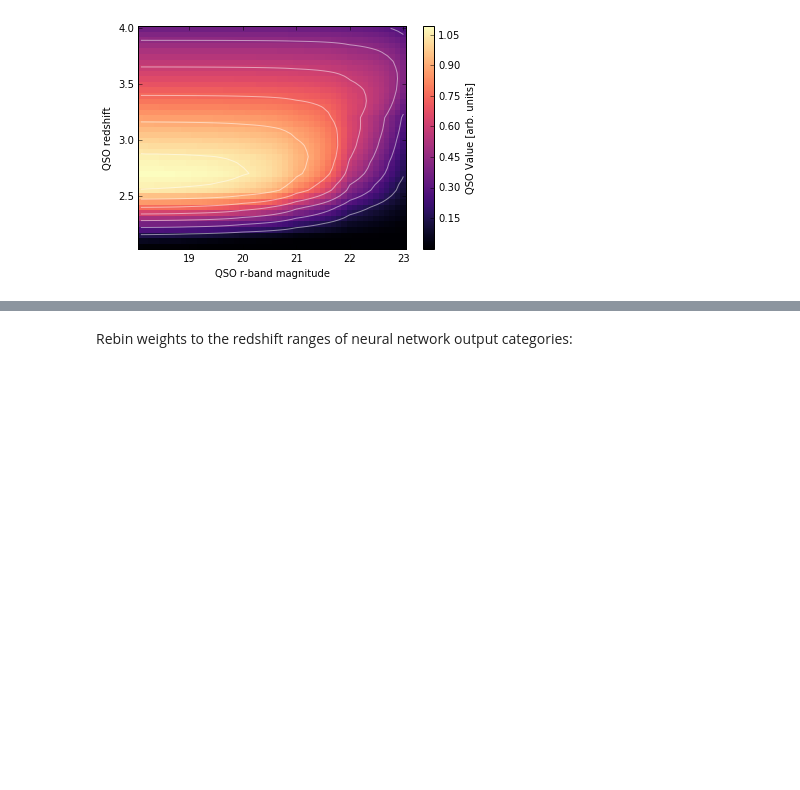
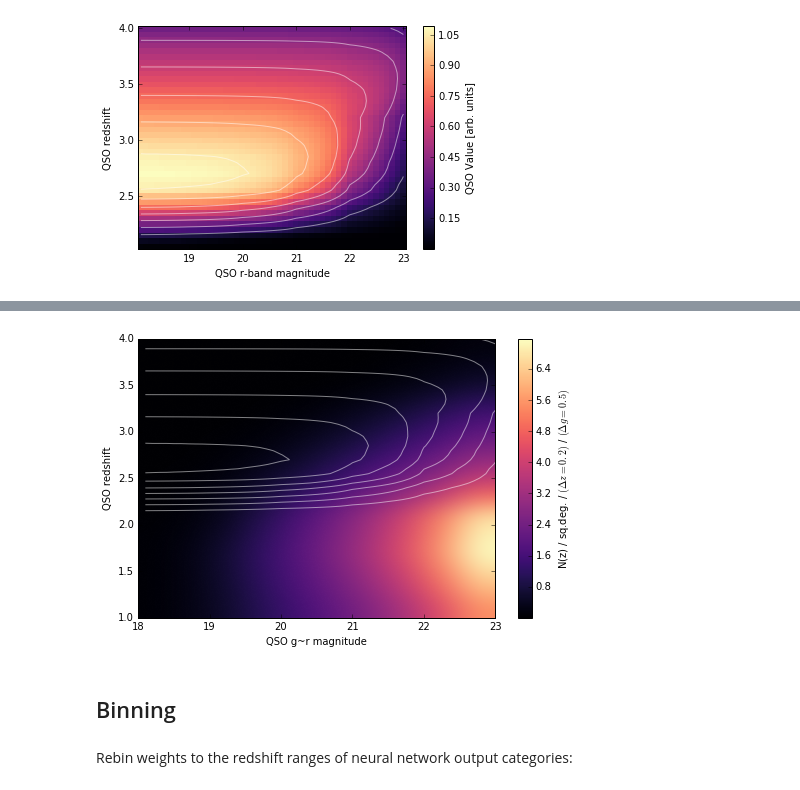
Before and after one commit to fjaviersanchez/OSULymanAlpha, a Jupyter notebook: QuasarValue.ipynb, the cells around one changed output, grey strips where cells are left out. Cells and saved outputs as stored; diff of their text form; code cells hidden in the pictures; blank space fills up the shorter version.

Commit message:
Update with plots for summary talk

```diff
--- a/QuasarValue.ipynb
+++ b/QuasarValue.ipynb
@@ -47,2 +107,46 @@ plot_weights()
+# %%
+def luminosity_function(data, z_max=6.0, area_sq_deg=10000.):
+    """Transform a data array from Nathalie into a tuple gbin, zbin, nqso.
+    """
+    ng, nz = data.shape
+    # g-band magnitude bin centers are in the first column.
+    gbin = data[:, 0]
+    nz = nz - 1
+    # Check that g-band bins are equally spaced.
+    assert np.allclose(np.diff(gbin),  gbin[1] - gbin[0])
+    # redshift bins are equally spaced from 0 up to z_max.
+    zbin = z_max * (0.5 + np.arange(nz)) / nz
+    # The remaining columns give predicted numbers of QSO in a 10,000 sq.deg. sample.
+    # Normalize to densisities per sq.deg.
+    nqso = data[:, 1:].reshape((ng, nz)) / area_sq_deg
+    return gbin, zbin, nqso
+# %%
+lumi_table = luminosity_function(0.5 * (table2015a + table2015b))
+# %%
+def lumi_plot(magbin, zbin, nqso, mag_min=18, mag_max=23, z_min=1, z_max=4):
+    z_min_cut = bin_index(zbin, z_min)
+    z_max_cut = bin_index(zbin, z_max)
+    mag_min_cut = bin_index(magbin, mag_min)
+    mag_max_cut = bin_index(magbin, mag_max)
+    #
+    plt.figure(figsize=(8,5))
+    plt.imshow(nqso[mag_min_cut:mag_max_cut, z_min_cut:z_max_cut].T,
+               origin='lower', interpolation='bicubic', cmap='magma',
+               aspect='auto', extent=(mag_min, mag_max, z_min, z_max))
+    plt.ylim(z_min, z_max)
+    plt.xlim(mag_min, mag_max)
+    plt.ylabel('QSO redshift')
+    plt.xlabel('QSO g~r magnitude')
+    plt.colorbar().set_label(
+        'N(z) / sq.deg. / $(\Delta z = {:.1f})$ / $(\Delta g = {:.1f})$'
+        .format(zbin[1] - zbin[0], magbin[1] - magbin[0]))
+    plt.contour(r_vec, z_vec, W.T, colors='w', alpha=0.5)
+    #plt.grid(c='w')
+# %%
+lumi_plot(*lumi_table)
+# %% [output]
+[figure, added]
+# %% [markdown]
+## Binning
 # %% [markdown]
 Rebin weights to the redshift ranges of neural network output categories:
```
Also changed, not shown: parts of 13 cells of this notebook.
